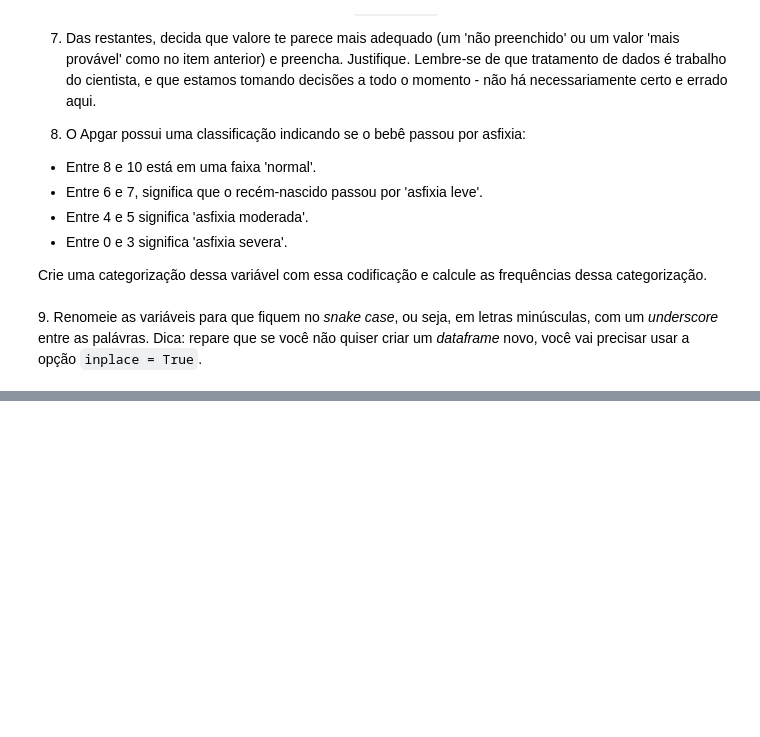
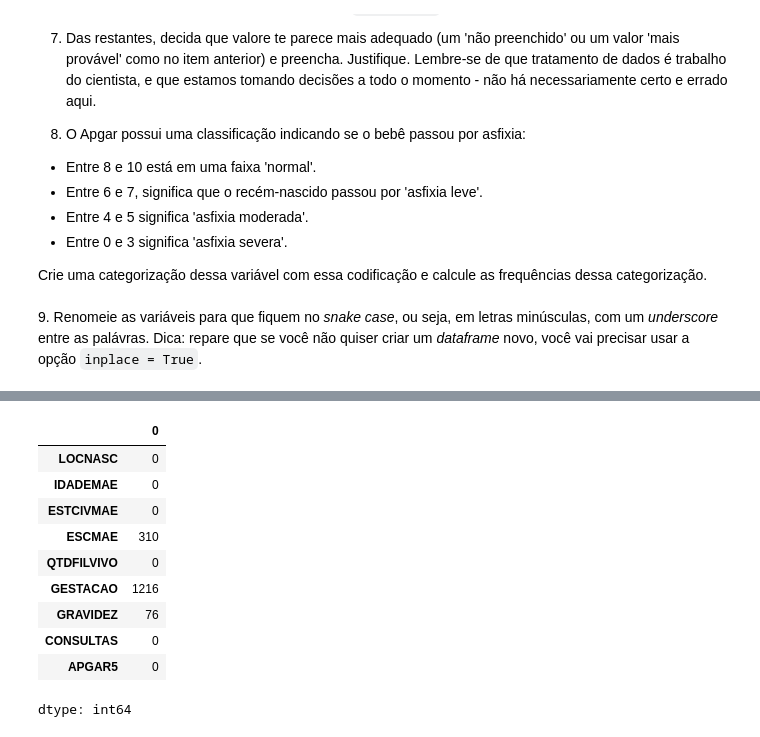
Before and after one commit to 0ace-jk/atividades_ebac, a Jupyter notebook: Mod5Ex_aulas_01a03.ipynb, the cells around one changed output, grey strips where cells are left out. Cells and saved outputs as stored; diff of their text form; code cells hidden in the pictures; blank space fills up the shorter version.

```diff
--- a/Mod5Ex_aulas_01a03.ipynb
+++ b/Mod5Ex_aulas_01a03.ipynb
@@ -56,2 +133,17 @@ sinasc.drop_duplicates().shape
 # %%
 # 6) Seu código aqui
+
+sinasc_red['QTDFILVIVO'] = sinasc_red['QTDFILVIVO'].fillna(0)
+sinasc_red.isna().sum()
+# %% [output]
+|  | 0 |
+| LOCNASC | 0 |
+| IDADEMAE | 0 |
+| ESTCIVMAE | 0 |
+| ESCMAE | 310 |
+| QTDFILVIVO | 0 |
+| GESTACAO | 1216 |
+| GRAVIDEZ | 76 |
+| CONSULTAS | 0 |
+| APGAR5 | 0 |
+dtype: int64
```
Also changed, not shown: parts of 14 cells of this notebook.
